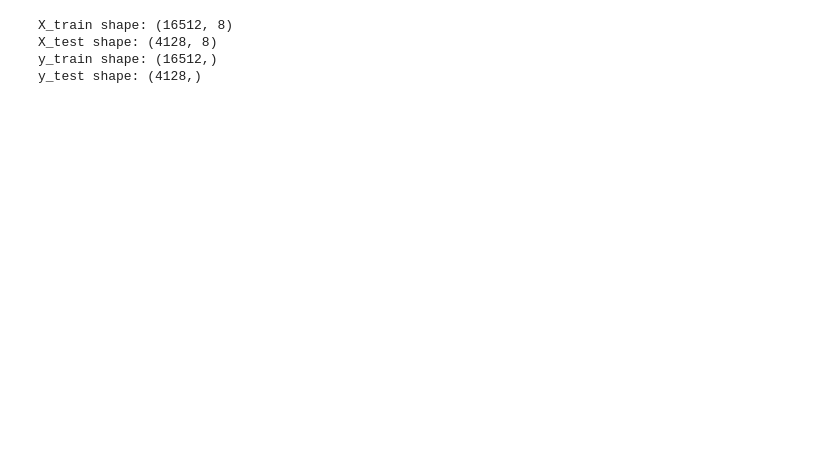
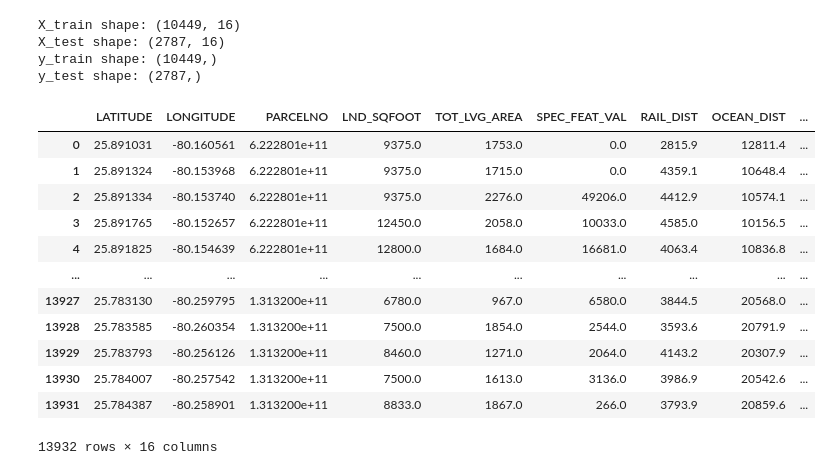
Before and after one commit to mattyshen/adaptiveTTI, a Jupyter notebook: interpretDistill/featurizer_debugger.ipynb, the cells around one changed output. Drawn from its saved outputs; the diff is of its cells as text; code cells hidden in the pictures; blank space fills up the shorter version.

```diff
--- a/interpretDistill/featurizer_debugger.ipynb
+++ b/interpretDistill/featurizer_debugger.ipynb
@@ -158,14 +37,19 @@ from sklearn.datasets import fetch_california_housing
 from sklearn.model_selection import train_test_split
 
 # Load the California housing dataset
-housing = fetch_california_housing(as_frame=True)
+# housing = fetch_california_housing(as_frame=True)
 
-# Create DataFrames for X and y
-X = housing.data
-y = housing.target
+# # Create DataFrames for X and y
+# X = housing.data
+# y = housing.target
+
+miami_housing = openml.datasets.get_dataset(43093)
+X, y, _, _ = miami_housing.get_data(target=miami_housing.default_target_attribute, dataset_format="dataframe")
+X = pd.DataFrame(X.values, columns=X.columns, index=X.index)
 
 # Split the dataset into training and test sets
-X_train, X_test, y_train, y_test = train_test_split(X, y, test_size=0.2, random_state=42)
+X_train, X_test, y_train, y_test = train_test_split(X, y, test_size=0.2, random_state=0)
+X_train, X_val, y_train, y_val = train_test_split(X, y, test_size=0.25, random_state=0)
 
 # Print the shapes of the resulting splits
 print(f"X_train shape: {X_train.shape}")
@@ -173,8 +57,24 @@ print(f"X_test shape: {X_test.shape}")
 print(f"y_train shape: {y_train.shape}")
 print(f"y_test shape: {y_test.shape}")
 # %% [output]
-X_train shape: (16512, 8)
-X_test shape: (4128, 8)
-y_train shape: (16512,)
-y_test shape: (4128,)
+X_train shape: (10449, 16)
+X_test shape: (2787, 16)
+y_train shape: (10449,)
+y_test shape: (2787,)
+# %%
+X
+# %% [output]
+|  | LATITUDE | LONGITUDE | PARCELNO | LND_SQFOOT | TOT_LVG_AREA | SPEC_FEAT_VAL | RAIL_DIST | OCEAN_DIST | ... |
+| 0 | 25.891031 | -80.160561 | 6.222801e+11 | 9375.0 | 1753.0 | 0.0 | 2815.9 | 12811.4 | ... |
+| 1 | 25.891324 | -80.153968 | 6.222801e+11 | 9375.0 | 1715.0 | 0.0 | 4359.1 | 10648.4 | ... |
+| 2 | 25.891334 | -80.153740 | 6.222801e+11 | 9375.0 | 2276.0 | 49206.0 | 4412.9 | 10574.1 | ... |
+| 3 | 25.891765 | -80.152657 | 6.222801e+11 | 12450.0 | 2058.0 | 10033.0 | 4585.0 | 10156.5 | ... |
+| 4 | 25.891825 | -80.154639 | 6.222801e+11 | 12800.0 | 1684.0 | 16681.0 | 4063.4 | 10836.8 | ... |
+| ... | ... | ... | ... | ... | ... | ... | ... | ... | ... |
+| 13927 | 25.783130 | -80.259795 | 1.313200e+11 | 6780.0 | 967.0 | 6580.0 | 3844.5 | 20568.0 | ... |
+| 13928 | 25.783585 | -80.260354 | 1.313200e+11 | 7500.0 | 1854.0 | 2544.0 | 3593.6 | 20791.9 | ... |
+| 13929 | 25.783793 | -80.256126 | 1.313200e+11 | 8460.0 | 1271.0 | 2064.0 | 4143.2 | 20307.9 | ... |
+| 13930 | 25.784007 | -80.257542 | 1.313200e+11 | 7500.0 | 1613.0 | 3136.0 | 3986.9 | 20542.6 | ... |
+| 13931 | 25.784387 | -80.258901 | 1.313200e+11 | 8833.0 | 1867.0 | 266.0 | 3793.9 | 20859.6 | ... |
+13932 rows × 16 columns
 # %%
```
Also changed, not shown: parts of 11 cells of this notebook, 19 other files.
